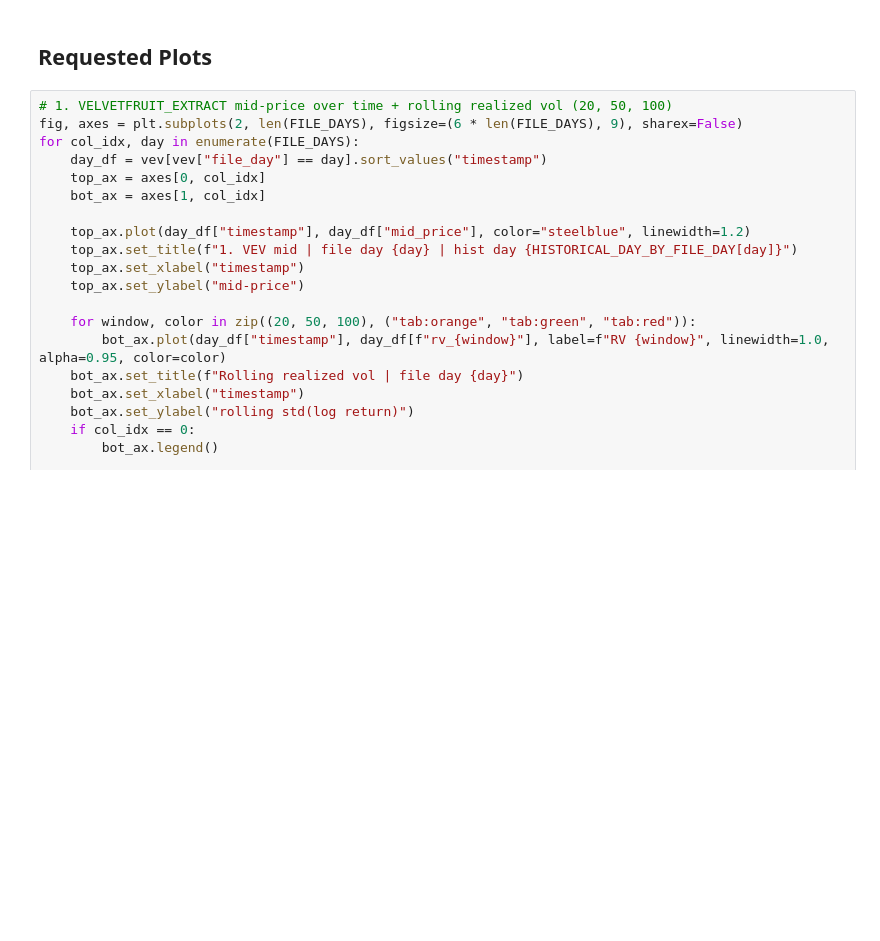
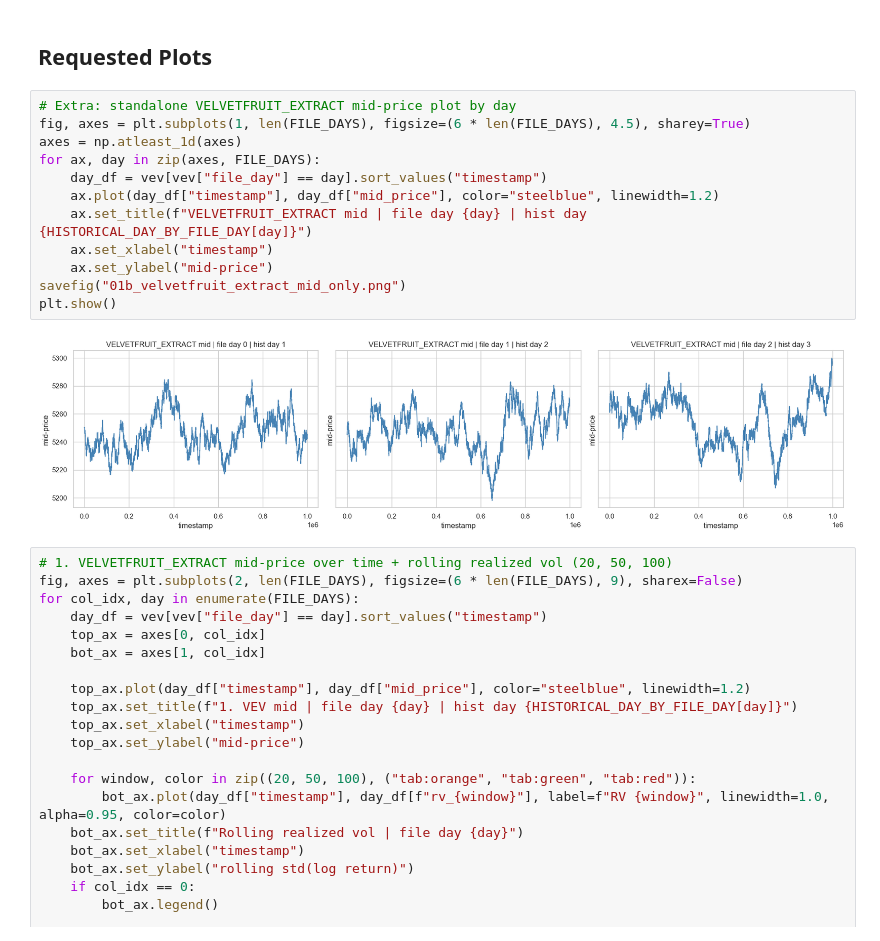
Before and after one commit to Pedro105/Prosperity4, a Jupyter notebook: Data_Exploration/EDA_round3.ipynb, the cells around one changed output. Drawn from its saved outputs; the diff is of its cells as text; blank space fills up the shorter version.

```diff
--- a/Data_Exploration/EDA_round3.ipynb
+++ b/Data_Exploration/EDA_round3.ipynb
@@ -367,6 +367,20 @@ Flagged observations (>2% BS deviation): 0
 | 17 | 1 | 5500 | 7.0 | 6.57085 | 6.57085 | 4.353292e-14 | 1.461688e-13 | 0.0 | ... |
 # %% [markdown]
 ## Requested Plots
+# %%
+# Extra: standalone VELVETFRUIT_EXTRACT mid-price plot by day
+fig, axes = plt.subplots(1, len(FILE_DAYS), figsize=(6 * len(FILE_DAYS), 4.5), sharey=True)
+axes = np.atleast_1d(axes)
+for ax, day in zip(axes, FILE_DAYS):
+    day_df = vev[vev["file_day"] == day].sort_values("timestamp")
+    ax.plot(day_df["timestamp"], day_df["mid_price"], color="steelblue", linewidth=1.2)
+    ax.set_title(f"VELVETFRUIT_EXTRACT mid | file day {day} | hist day {HISTORICAL_DAY_BY_FILE_DAY[day]}")
+    ax.set_xlabel("timestamp")
+    ax.set_ylabel("mid-price")
+savefig("01b_velvetfruit_extract_mid_only.png")
+plt.show()
+# %% [output]
+[figure, added]
 # %%
 # 1. VELVETFRUIT_EXTRACT mid-price over time + rolling realized vol (20, 50, 100)
 fig, axes = plt.subplots(2, len(FILE_DAYS), figsize=(6 * len(FILE_DAYS), 9), sharex=False)
```
Also changed, not shown: parts of 12 cells of this notebook, 2 other files.
